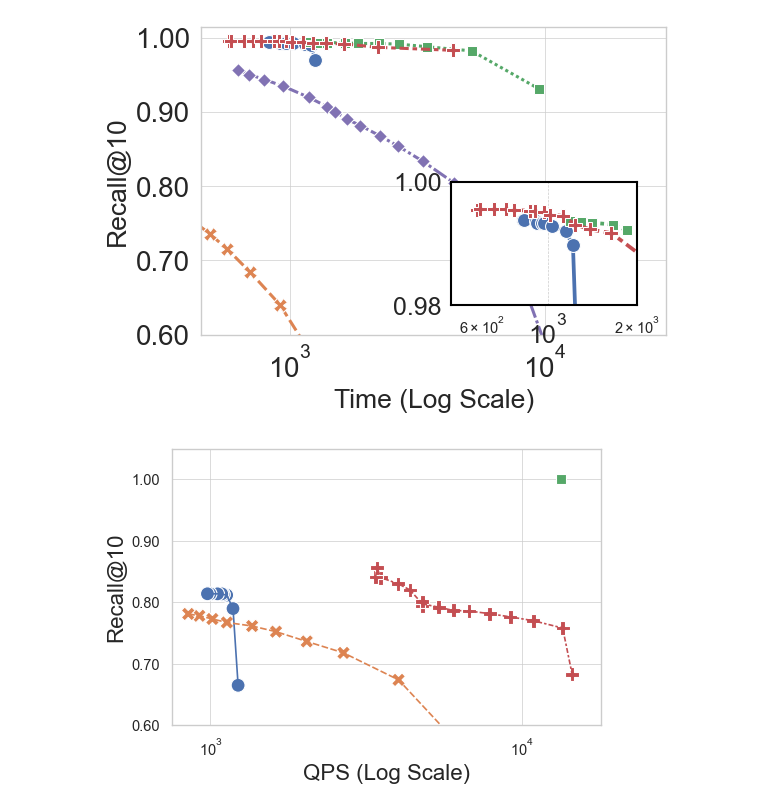
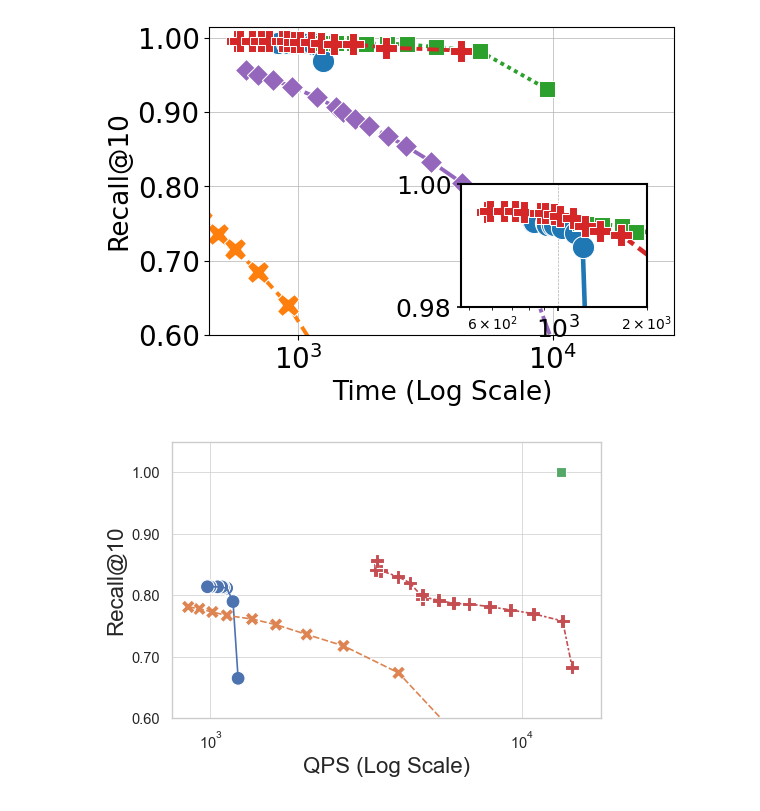
Before and after one commit to AdeelAslamSoton/QueryAwareIndexing, a Jupyter notebook: hnswlib/examples/notebooks/Result.ipynb, the cells around one changed output. Saved outputs shown, nothing was run; the diff lists cells and outputs as text; code cells hidden in the pictures.

```diff
--- a/hnswlib/examples/cpp/Result.ipynb
+++ b/hnswlib/examples/notebooks/Result.ipynb
@@ -557,8 +557,8 @@ fig, ax = plt.subplots(figsize=(6, 4))
 LABEL_FONTSIZE = 19
 TICK_FONTSIZE = 20
 LEGEND_FONTSIZE =12
-LINE_WIDTH = 2.2
-MARKER_SIZE = 10
+LINE_WIDTH = 2.8
+MARKER_SIZE = 16
 
 sns.lineplot(
     data=df, x="Time", y="Recall", hue="Category", style="Category",
@@ -593,34 +593,34 @@ axins = inset_axes(ax, width="40%", height="40%", loc='lower right', borderpad=2
 sns.lineplot(
     data=df, x="Time", y="Recall", hue="Category", style="Category",
     markers=True, dashes=True,
     linewidth=LINE_WIDTH + 0.5, markersize=MARKER_SIZE, ax=axins, legend=False
 )
 
 axins.set_xscale("log")
 axins.set_ylim(0.98, 1)
 axins.set_xlim(470, 2e3)
 axins.grid(True, linestyle="--", linewidth=0.5)
 
 # Increase inset tick label size
 axins.tick_params(labelsize=TICK_FONTSIZE - 2, width=1.2, length=3)
 axins.xaxis.set_major_formatter(LogFormatterMathtext(base=10))
 axins.yaxis.set_major_formatter(plt.FuncFormatter(lambda y, _: f'{y:.2f}'))
 
 # Remove default labels which clutter the inset
 axins.set_xlabel('')
 axins.set_ylabel('')
 
 # Add a border around the inset
 for spine in axins.spines.values():
     spine.set_edgecolor('black')
     spine.set_linewidth(1.5)
 
 # --- Save Figure ---
 plt.savefig("/data3/Adeel/Query-AwareResult/YoutubeCategory.pdf", format="pdf", bbox_inches="tight")
 
 plt.show()
 # %% [output]
-[figure, old version]
+[figure, new version]
 # %%
 # paper corelation 10
 #PAPER  Coorelation 10
```
Also changed, not shown: parts of 9 cells of this notebook, 46 other files.
